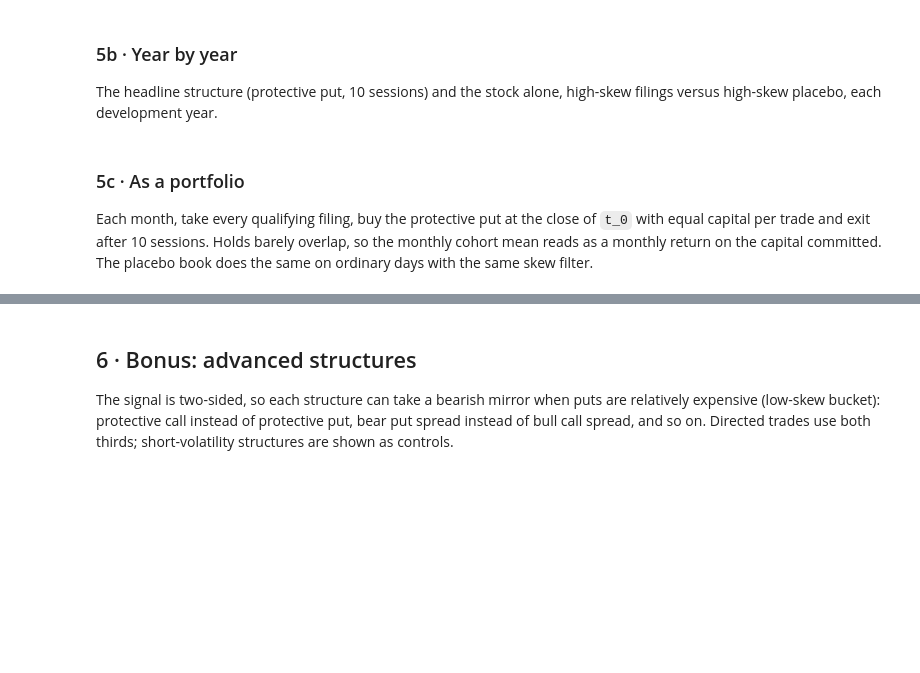
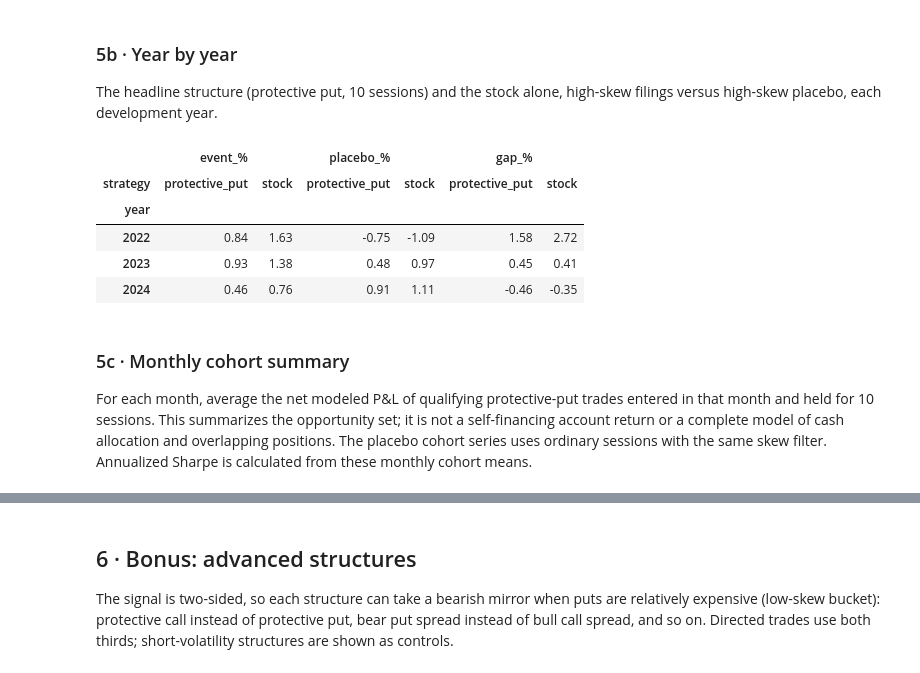
Before and after one commit to AlanineX/gqh-submission, a Jupyter notebook: strategy.ipynb, the cells around one changed output, grey strips where cells are left out. Saved outputs shown, nothing was run; the diff lists cells and outputs as text; code cells hidden in the pictures; blank space fills up the shorter version.

```diff
--- a/strategy.ipynb
+++ b/strategy.ipynb
@@ -109,14 +153,22 @@ The headline structure (protective put, 10 sessions) and the stock alone, high-s
 # %%
 yy = []
 for y in range(2022, 2025):
     a, b = ev_top[pd.to_datetime(ev_top.event_date).dt.year == y], pl_top[pd.to_datetime(pl_top.event_date).dt.year == y]
     for s in ("protective_put", "stock"):
         g, t = S.gap(a, b, s, "10")
-        yy.append({"year": y, "strategy": s, "event_%": 100 * a[a.horizon == "10"][f"{s}_bull"].mean(), "placebo_%": 100 * b[b.horizon == "10"][f"{s}_bull"].mean(), "gap_%": g, "n": int((a.horizon == "10").sum())})
+        yy.append({"year": y, "strategy": s, "event_%": 100 * a[a.horizon == "10"][f"{s}_bull"].mean(), "placebo_%": 100 * b[b.horizon == "10"][f"{s}_bull"].mean(), "gap_%": g, "n": int(a[a.horizon == "10"][f"{s}_bull"].notna().sum())})
 yy = pd.DataFrame(yy).round(2); yy.to_csv("results/by_year.csv", index=False); yy.pivot(index="year", columns="strategy", values=["event_%", "placebo_%", "gap_%"])
+# %% [output]
+|  | event_% |  | placebo_% |  | gap_% |  |
+| strategy | protective_put | stock | protective_put | stock | protective_put | stock |
+| year |  |  |  |  |  |  |
+| 2022 | 0.84 | 1.63 | -0.75 | -1.09 | 1.58 | 2.72 |
+| 2023 | 0.93 | 1.38 | 0.48 | 0.97 | 0.45 | 0.41 |
+| 2024 | 0.46 | 0.76 | 0.91 | 1.11 | -0.46 | -0.35 |
 # %% [markdown]
-### 5c · As a portfolio
-Each month, take every qualifying filing, buy the protective put at the close of `t_0` with equal capital per trade and exit after 10 sessions. Holds barely overlap, so the monthly cohort mean reads as a monthly return on the capital committed. The placebo book does the same on ordinary days with the same skew filter.
+### 5c · Monthly cohort summary
+
+For each month, average the net modeled P&L of qualifying protective-put trades entered in that month and held for 10 sessions. This summarizes the opportunity set; it is not a self-financing account return or a complete model of cash allocation and overlapping positions. The placebo cohort series uses ordinary sessions with the same skew filter. Annualized Sharpe is calculated from these monthly cohort means.
 # %%
 books = {"Item 7.01 x top skew: protective put": S.cohorts(ev_top, "protective_put", "10"),
          "placebo x top skew: protective put": S.cohorts(pl_top, "protective_put", "10"),
```
Also changed, not shown: parts of 16 cells of this notebook, 14 other files.
